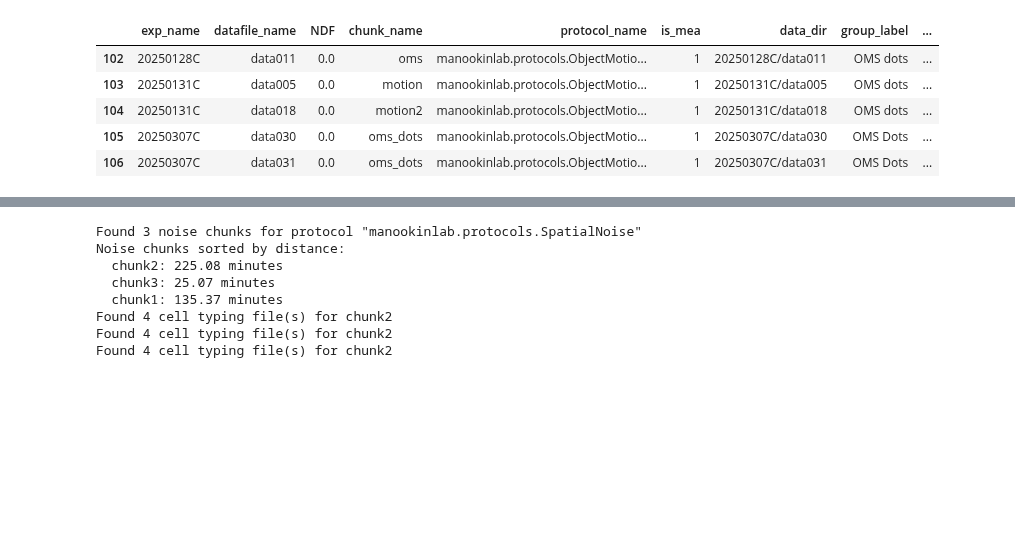
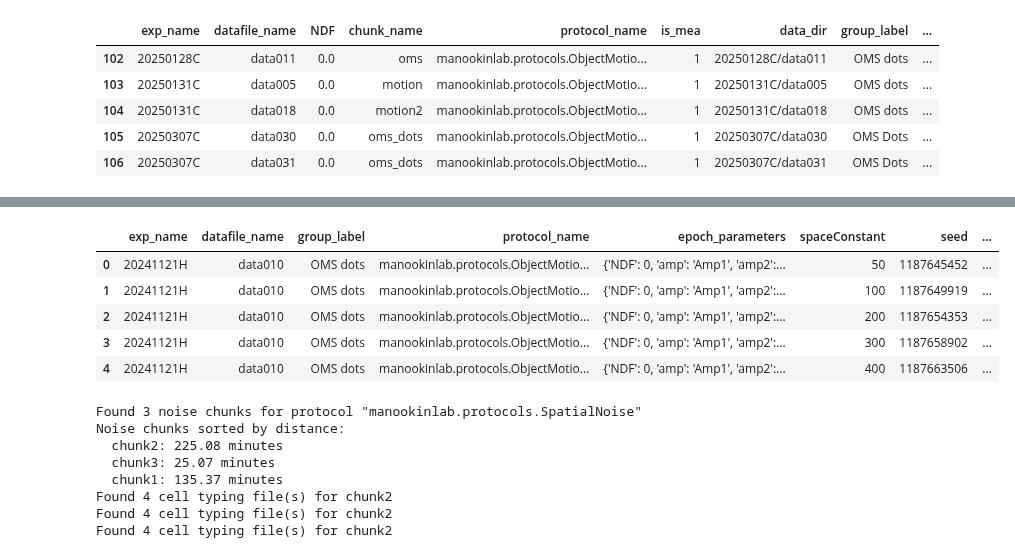
Before and after one commit to DRezeanu/retinanalysis, a Jupyter notebook: nbs/query_test.ipynb, the cells around one changed output, grey strips where cells are left out. Cells and saved outputs as stored; diff of their text form; code cells hidden in the pictures; blank space fills up the shorter version.

```diff
--- a/nbs/query_test.ipynb
+++ b/nbs/query_test.ipynb
@@ -50 +157,10 @@ Stim with properties:
+# %%
+df_e.head()
+# %% [output]
+|  | exp_name | datafile_name | group_label | protocol_name | epoch_parameters | spaceConstant | seed | ... |
+| 0 | 20241121H | data010 | OMS dots | manookinlab.protocols.ObjectMotio... | {'NDF': 0, 'amp': 'Amp1', 'amp2':... | 50 | 1187645452 | ... |
+| 1 | 20241121H | data010 | OMS dots | manookinlab.protocols.ObjectMotio... | {'NDF': 0, 'amp': 'Amp1', 'amp2':... | 100 | 1187649919 | ... |
+| 2 | 20241121H | data010 | OMS dots | manookinlab.protocols.ObjectMotio... | {'NDF': 0, 'amp': 'Amp1', 'amp2':... | 200 | 1187654353 | ... |
+| 3 | 20241121H | data010 | OMS dots | manookinlab.protocols.ObjectMotio... | {'NDF': 0, 'amp': 'Amp1', 'amp2':... | 300 | 1187658902 | ... |
+| 4 | 20241121H | data010 | OMS dots | manookinlab.protocols.ObjectMotio... | {'NDF': 0, 'amp': 'Amp1', 'amp2':... | 400 | 1187663506 | ... |
 # %%
```
Also changed, not shown: parts of 9 cells of this notebook, 2 other files.
